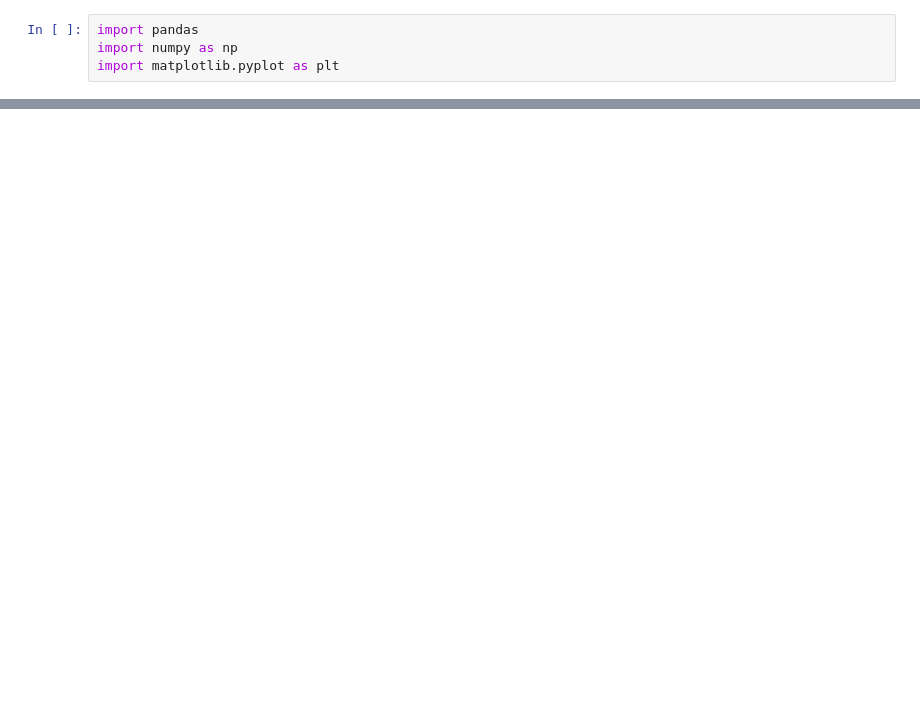
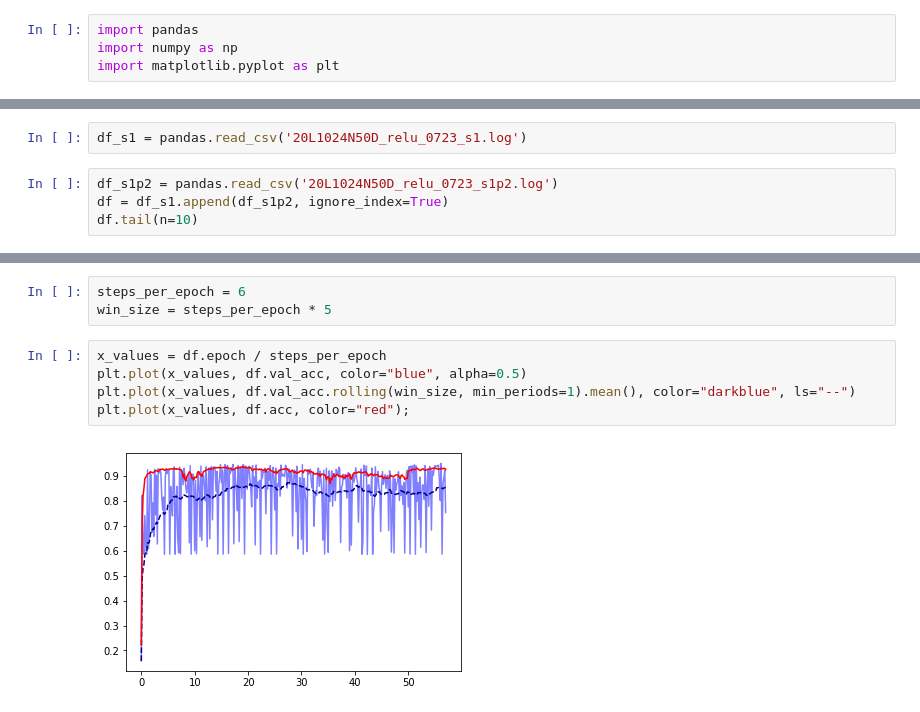
Before and after one commit to cms-tau-pog/TauMLTools, a Jupyter notebook: Analysis/notebooks/Checks.ipynb, the cells around one changed output, grey strips where cells are left out. Saved outputs shown, nothing was run; the diff lists cells and outputs as text; blank space fills up the shorter version.

```diff
--- a/Analysis/notebooks/Checks.ipynb
+++ b/Analysis/notebooks/Checks.ipynb
@@ -128,0 +5,6 @@ def rate_curve(df, variables, thresholds):
+# %%
+df_s1 = pandas.read_csv('20L1024N50D_relu_0723_s1.log')
+# %%
+df_s1p2 = pandas.read_csv('20L1024N50D_relu_0723_s1p2.log')
+df = df_s1.append(df_s1p2, ignore_index=True)
+df.tail(n=10)
@@ -128,0 +67,10 @@ def rate_curve(df, variables, thresholds):
+# %%
+steps_per_epoch = 6
+win_size = steps_per_epoch * 5
+# %%
+x_values = df.epoch / steps_per_epoch
+plt.plot(x_values, df.val_acc, color="blue", alpha=0.5)
+plt.plot(x_values, df.val_acc.rolling(win_size, min_periods=1).mean(), color="darkblue", ls="--")
+plt.plot(x_values, df.acc, color="red");
+# %% [output]
+[figure, added]
```
Also changed, not shown: parts of 35 cells of this notebook, 13 other files.
